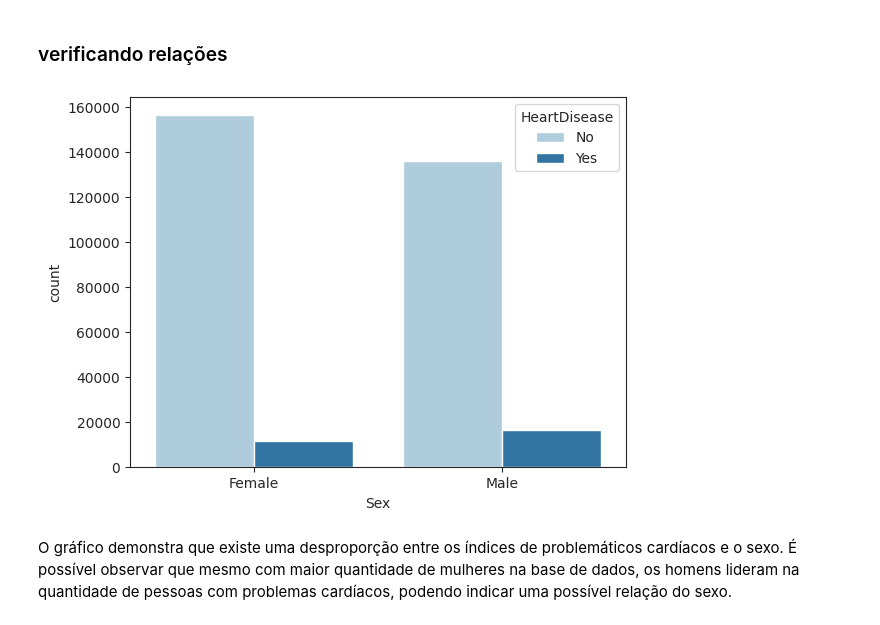
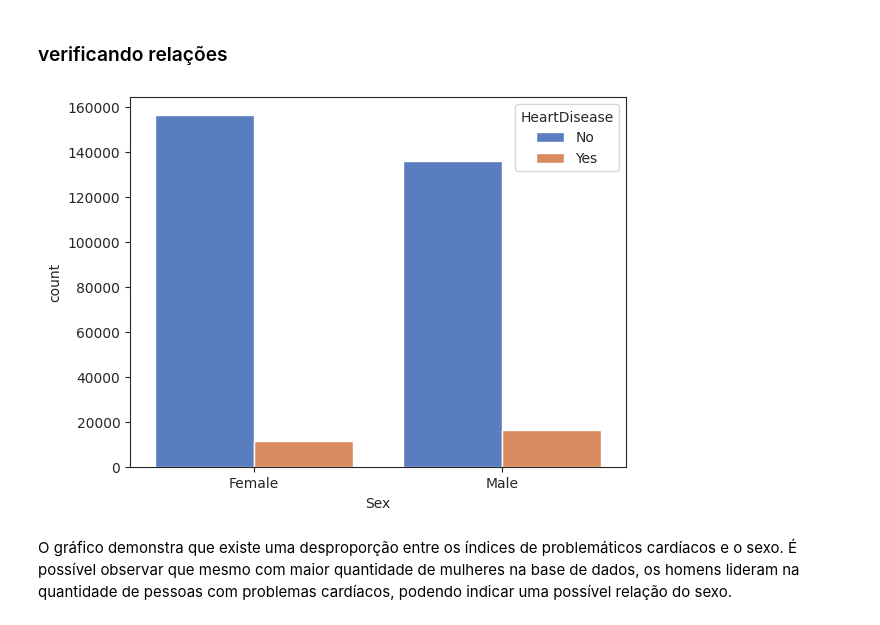
Before and after one commit to samueljos3/ProjetoHeartDisease, a Jupyter notebook: ProjetoHeartDiseaseFIM.ipynb, the cells around one changed output. Saved outputs shown, nothing was run; the diff lists cells and outputs as text; code cells hidden in the pictures.

```diff
--- a/ProjetoHeartDiseaseFIM.ipynb
+++ b/ProjetoHeartDiseaseFIM.ipynb
@@ -258,10 +264,10 @@ for i in df:
 ### verificando relações
 # %%
 # Relação de gênero e problemas no coração
-sns.countplot(data = df, x = "Sex", hue = 'HeartDisease', palette = 'Paired')
+sns.countplot(data = df, x = "Sex", hue = 'HeartDisease', palette = 'muted')
 plt.show()
 # %% [output]
-[figure, old version]
+[figure, new version]
 # %% [markdown]
 O gráfico demonstra que existe uma desproporção entre os índices de problemáticos cardíacos e o sexo. É possível observar que mesmo com maior quantidade de mulheres na base de dados, os homens lideram na quantidade de pessoas com problemas cardíacos, podendo indicar uma possível relação do sexo.
 # %%
```
Also changed, not shown: parts of 26 cells of this notebook.
